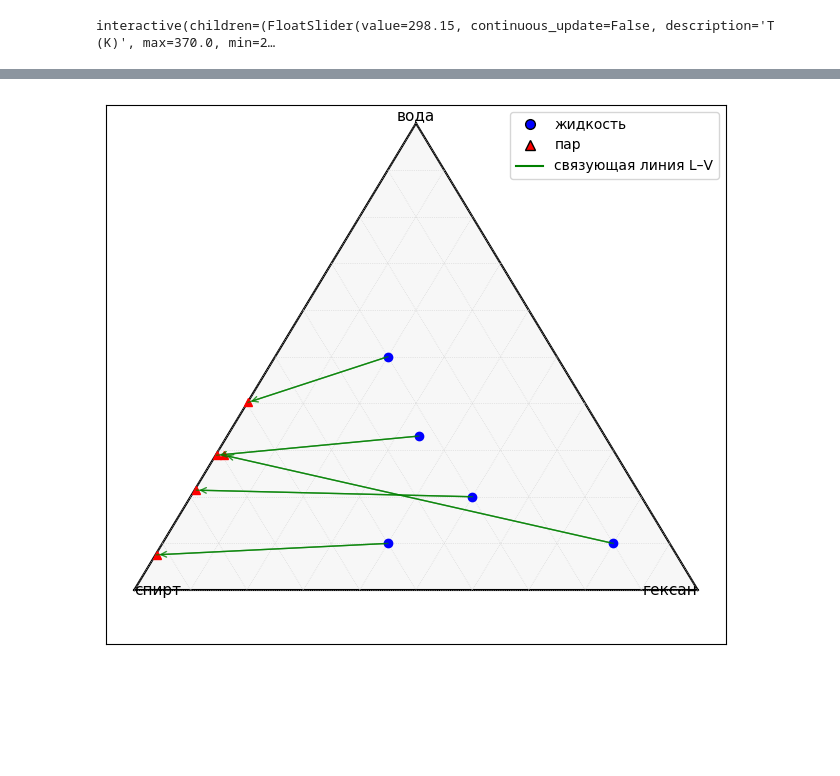
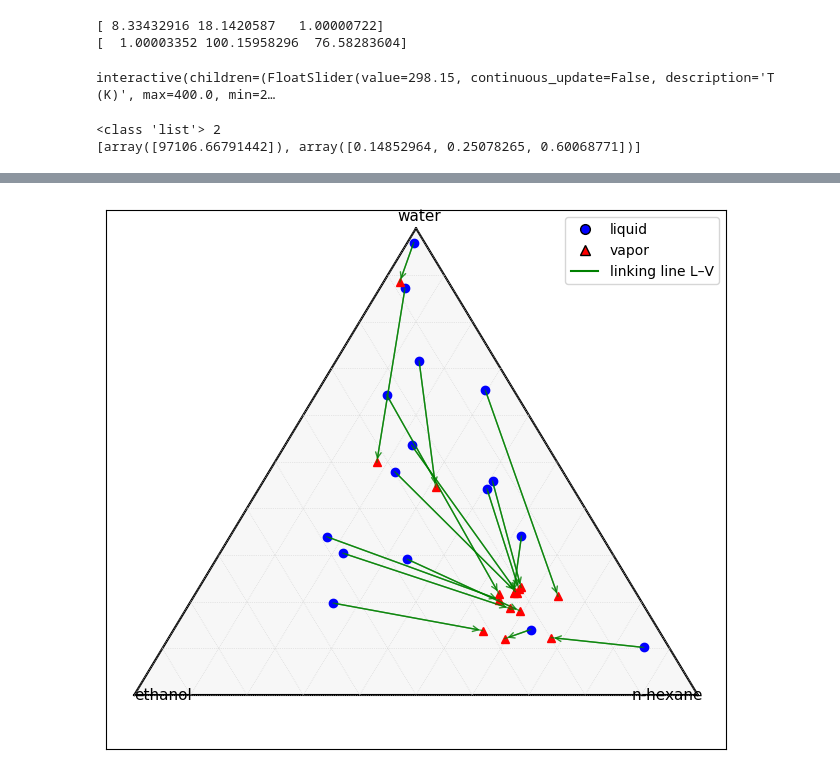
Before and after one commit to MrVotyakov/Project-Labs-S26S, a Jupyter notebook: Experiment-data-processing/NRTL-modelling/nrtl_ternary_heatmap.ipynb, the cells around one changed output, grey strips where cells are left out. Drawn from its saved outputs; the diff is of its cells as text; code cells hidden in the pictures; blank space fills up the shorter version.

```diff
--- a/Experiment-data-processing/NRTL-modelling/nrtl_ternary_heatmap.ipynb
+++ b/Experiment-data-processing/NRTL-modelling/nrtl_ternary_heatmap.ipynb
@@ -67,4 +230,11 @@ def make_ternary_grid(T, n=30):
     return pts[:, 0], pts[:, 1], pts[:, 2], gammas
+# %%
+print(model3.get_gamma(330, 0.001, 0.001, 0.998))
+# чистая вода: gamma воды должна быть ~1
+print(model3.get_gamma(330, 0.998, 0.001, 0.001))
+# %% [output]
+[ 8.33432916 18.1420587   1.00000722]
+[  1.00003352 100.15958296  76.58283604]
 # %%
 def plot_ternary_heatmap(T=298.15, component='γ₁ (water)'):
     comp_map = {'γ₁ (water)': 0, 'γ₂ (ethanol)': 1, 'γ₃ (n-hexane)': 2}
@@ -93,9 +270,10 @@ def plot_ternary_heatmap(T=298.15, component='γ₁ (water)'):
     plt.tight_layout()
     plt.show()
 # %%
+COMPONENTS = ['water', 'ethanol', 'n-hexane']
 interact(
     plot_ternary_heatmap,
-    T=FloatSlider(value=298.15, min=280, max=370, step=5,
+    T=FloatSlider(value=298.15, min=280, max=400, step=5,
                   description='T (K)', continuous_update=False),
     component=Dropdown(
         options=['γ₁ (water)', 'γ₂ (ethanol)', 'γ₃ (n-hexane)'],
@@ -104,45 +282,51 @@ interact(
     )
 );
 # %% [output]
-interactive(children=(FloatSlider(value=298.15, continuous_update=False, description='T (K)', max=370.0, min=2…
+interactive(children=(FloatSlider(value=298.15, continuous_update=False, description='T (K)', max=400.0, min=2…
 # %%
-from CoolProp.CoolProp import PropsSI
-
-def antoine_hexane(T):
-    A, B, C = 13.8216, 2697.55, -48.784
-    return np.exp(A - B / (T + C))
-
 def get_Psat(T):
     return np.array([
         PropsSI('P', 'T', T, 'Q', 0, 'Water'),
         PropsSI('P', 'T', T, 'Q', 0, 'Ethanol'),
-        antoine_hexane(T),
+        PropsSI('P', 'T', T, 'Q', 0, 'Hexane'),
     ])
+# %%
+from CoolProp.CoolProp import PropsSI
+T = 330.07
+Psat = get_Psat(T)
+tau = build_tau(model3.params, T)
+
+x = np.array([0.2, 0.3, 0.5])
+P_guess = np.sum(x * Psat)
+result = bubbleP_nrtl(P_guess, x.copy(), Psat, model3.alpha, tau, T, x)
+print(type(result), len(result))
+print(result)
+# %% [output]
+<class 'list'> 2
+[array([97106.66791442]), array([0.14852964, 0.25078265, 0.60068771])]
 # %%
 import ternary
 from ternary.helpers import project_point
 from matplotlib.lines import Line2D
 from nrtl import bubbleP_nrtl
 
+T = 330.07
+Psat = get_Psat(T)
+tau  = build_tau(model3.params, T)
+
 liquid_points = [
-    (0.2, 0.3, 0.5),
-    (0.5, 0.3, 0.2),
-    (0.1, 0.5, 0.4),
-    (0.33, 0.33, 0.34),
-    (0.1, 0.1, 0.8),
+    (row['x1'], row['x2'], row['x3'])
+    for _, row in df_clean3.iterrows()
 ]
-
-T = 298.15
-Psat = get_Psat(T)
-tau  = build_tau(model.params, T)
+tau  = build_tau(model3.params, T)
 
 fig, tax = ternary.figure(scale=1.0)
 fig.set_size_inches(8, 7)
 tax.boundary()
 tax.gridlines(multiple=0.1, color="lightgray", linewidth=0.5, ls=":")
-tax.annotate("гексан", (1, 0, 0), ha="right",  va="center", fontsize=11)
-tax.annotate("вода",   (0, 1, 0), ha="center", va="bottom", fontsize=11)
-tax.annotate("спирт",  (0, 0, 1), ha="left",   va="center", fontsize=11)
+tax.annotate("n-hexane", (1.01, 0, 0), ha="right",  va="center", fontsize=11)
+tax.annotate("water",   (0, 1.01, 0), ha="center", va="bottom", fontsize=11)
+tax.annotate("ethanol",  (0, 0, 1.01), ha="left",   va="center", fontsize=11)
 
 ax = tax.get_axes()
 
@@ -152,13 +336,19 @@ def draw_arrow(p_from, p_to, **kwargs):
     ax.annotate("", xy=(x1, y1), xytext=(x0, y0),
                 arrowprops=dict(arrowstyle="->", **kwargs))
 
-for x1, x2, x3 in liquid_points:
-    x = np.array([x1, x2, x3])
-    P_guess = np.sum(x * Psat)
-    P_bub, xv = bubbleP_nrtl(P_guess, x.copy(), Psat, model.alpha, tau, T, x)
+for _, row in df_clean.iterrows():
+    x = np.array([row['x1'], row['x2'], row['x3']])
+    T_row = row['T']
+    Psat_row = get_Psat(T_row)
+    tau_row  = build_tau(model3.params, T_row)
+    P_guess = np.sum(x * Psat_row)
+    result = bubbleP_nrtl(P_guess, x.copy(), Psat_row, model3.alpha, tau_row, T_row, x)
+    xv      = result[1]
 
-    pL = (x3,  x1,  x2)
+    pL = (x[2],  x[0],  x[1])
     pV = (xv[2], xv[0], xv[1])
+
+    print(f"xL={x}  P={P_bub:.2f}  xV={xv.round(4)}  sum={xv.sum():.4f}")
 
     tax.plot([pL], marker="o", color="blue",  markersize=6)
     tax.plot([pV], marker="^", color="red",   markersize=6)
@@ -166,9 +356,9 @@ for x1, x2, x3 in liquid_points:
     draw_arrow(pL, pV, color="green", linewidth=1, alpha=0.8)
 
 legend_elements = [
-    Line2D([0],[0], marker="o", color="none", markerfacecolor="blue",  markersize=7, label="жидкость"),
-    Line2D([0],[0], marker="^", color="none", markerfacecolor="red",   markersize=7, label="пар"),
-    Line2D([0],[0], color="green", lw=1.5, label="связующая линия L–V"),
+    Line2D([0],[0], marker="o", color="none", markerfacecolor="blue",  markersize=7, label="liquid"),
+    Line2D([0],[0], marker="^", color="none", markerfacecolor="red",   markersize=7, label="vapor"),
+    Line2D([0],[0], color="green", lw=1.5, label="linking line L–V"),
 ]
 ax.legend(handles=legend_elements, loc="upper right", frameon=True)
 tax.clear_matplotlib_ticks()
@@ -177 +383 @@ plt.show()
-[figure, old version]
+[figure, new version]
```
Also changed, not shown: parts of 33 cells of this notebook, 1 other file.
